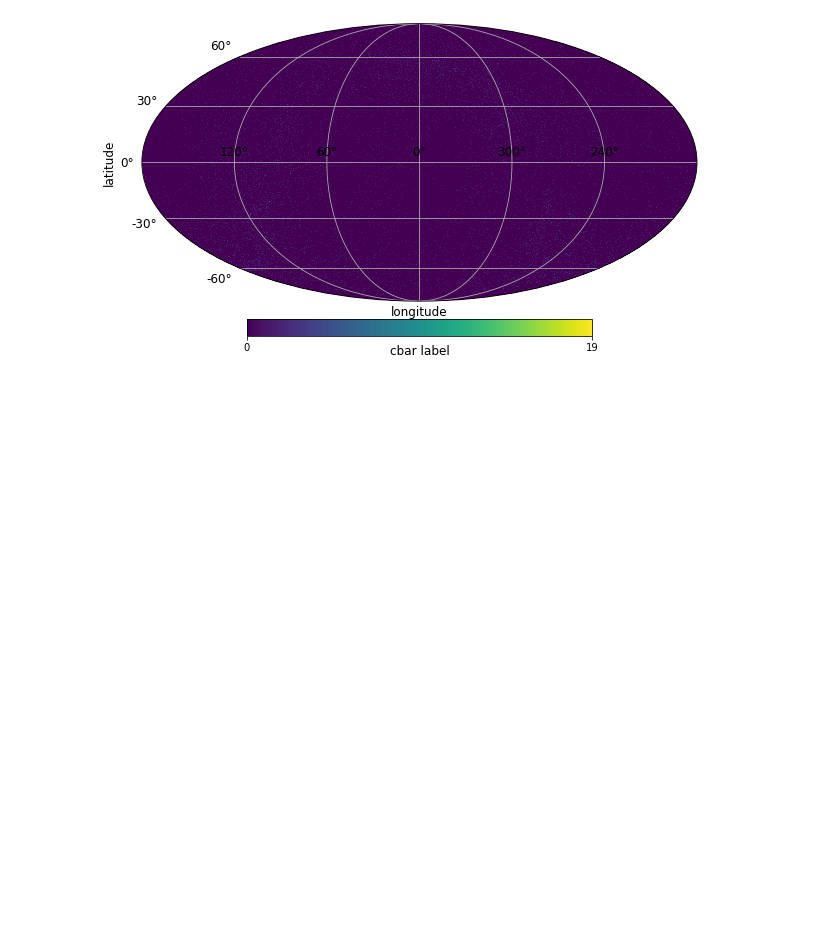
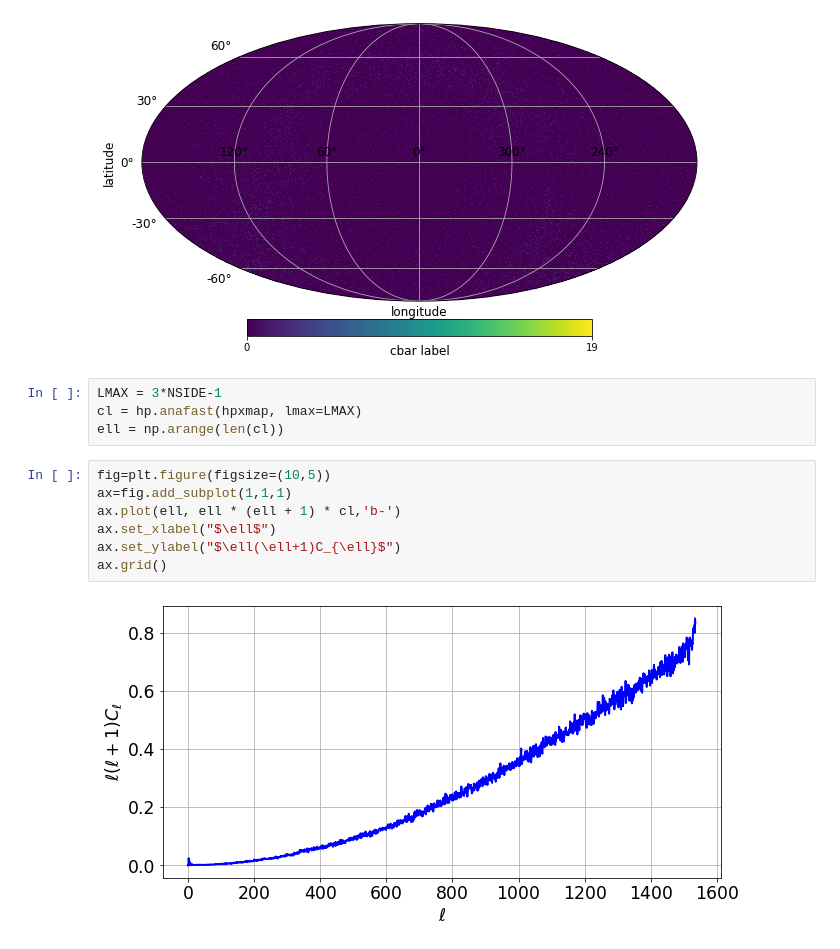
Before and after one commit to sylvielsstfr/MyGaia, a Jupyter notebook: maps/testmap_gaiaxpy.ipynb, the cells around one changed output. Cells and saved outputs as stored; diff of their text form; blank space fills up the shorter version.

Commit message:
add anafast

```diff
--- a/maps/testmap_gaiaxpy.ipynb
+++ b/maps/testmap_gaiaxpy.ipynb
@@ -200,3 +210,16 @@ projview(
 );
 # %% [output]
 [figure]
+# %%
+LMAX = 3*NSIDE-1
+cl = hp.anafast(hpxmap, lmax=LMAX)
+ell = np.arange(len(cl))
+# %%
+fig=plt.figure(figsize=(10,5))
+ax=fig.add_subplot(1,1,1)
+ax.plot(ell, ell * (ell + 1) * cl,'b-')
+ax.set_xlabel("$\ell$")
+ax.set_ylabel("$\ell(\ell+1)C_{\ell}$")
+ax.grid()
+# %% [output]
+[figure, added]
```
Also changed, not shown: parts of 3 cells of this notebook.
